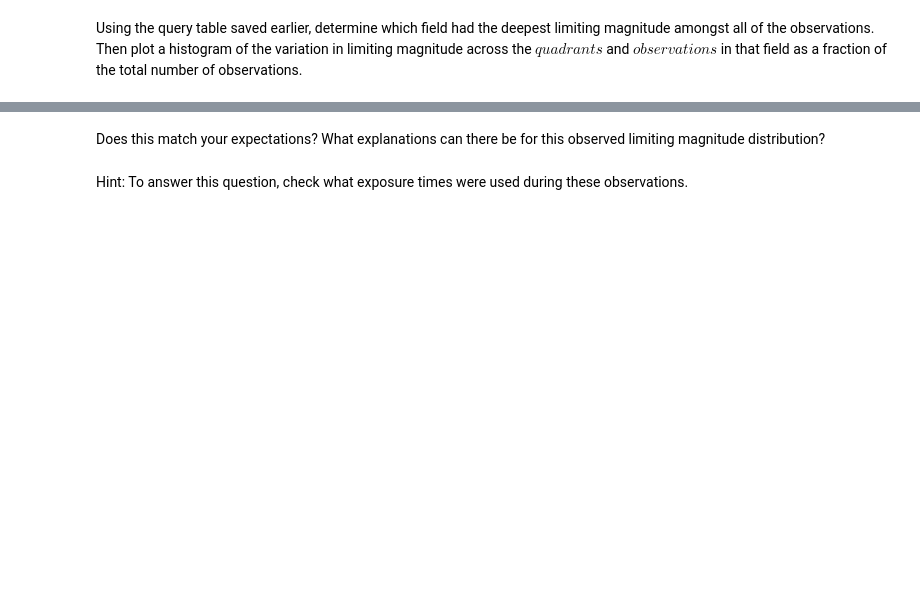
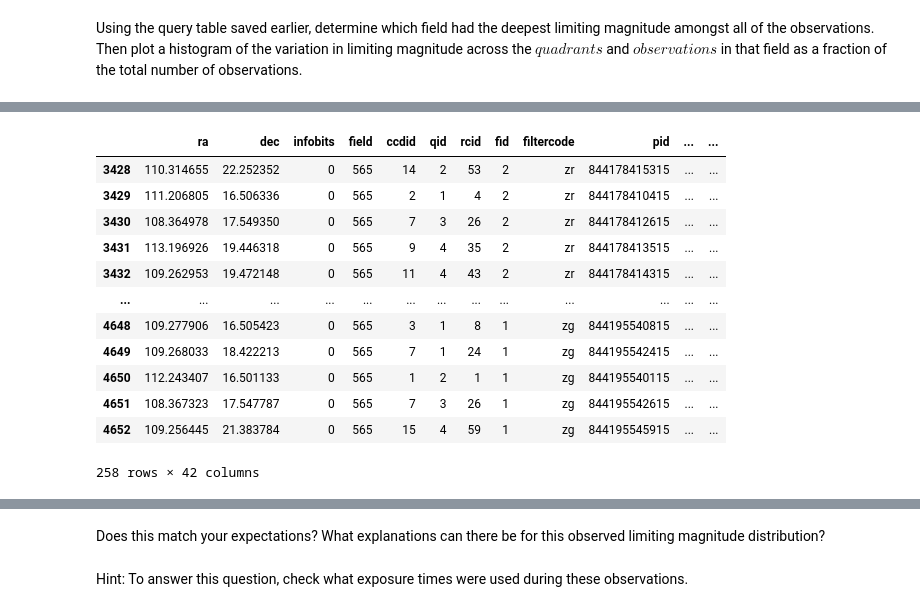
Before and after one commit to ZTF-Summer-School/ztf_summer_school_2022, a Jupyter notebook: lectures/01/lecture01.ipynb, the cells around one changed output, grey strips where cells are left out. Saved outputs shown, nothing was run; the diff lists cells and outputs as text; code cells hidden in the pictures; blank space fills up the shorter version.

```diff
--- a/lectures/01/lecture01.ipynb
+++ b/lectures/01/lecture01.ipynb
@@ -211,0 +229,17 @@ Using the query table saved earlier, determine which field had the deepest limit
+# %%
+deepfield = query_table[query_table["field"]==maxlimitfield.values[0]]
+deepfield
+# %% [output]
+|  | ra | dec | infobits | field | ccdid | qid | rcid | fid | filtercode | pid | ... | ... |
+| 3428 | 110.314655 | 22.252352 | 0 | 565 | 14 | 2 | 53 | 2 | zr | 844178415315 | ... | ... |
+| 3429 | 111.206805 | 16.506336 | 0 | 565 | 2 | 1 | 4 | 2 | zr | 844178410415 | ... | ... |
+| 3430 | 108.364978 | 17.549350 | 0 | 565 | 7 | 3 | 26 | 2 | zr | 844178412615 | ... | ... |
+| 3431 | 113.196926 | 19.446318 | 0 | 565 | 9 | 4 | 35 | 2 | zr | 844178413515 | ... | ... |
+| 3432 | 109.262953 | 19.472148 | 0 | 565 | 11 | 4 | 43 | 2 | zr | 844178414315 | ... | ... |
+| ... | ... | ... | ... | ... | ... | ... | ... | ... | ... | ... | ... | ... |
+| 4648 | 109.277906 | 16.505423 | 0 | 565 | 3 | 1 | 8 | 1 | zg | 844195540815 | ... | ... |
+| 4649 | 109.268033 | 18.422213 | 0 | 565 | 7 | 1 | 24 | 1 | zg | 844195542415 | ... | ... |
+| 4650 | 112.243407 | 16.501133 | 0 | 565 | 1 | 2 | 1 | 1 | zg | 844195540115 | ... | ... |
+| 4651 | 108.367323 | 17.547787 | 0 | 565 | 7 | 3 | 26 | 1 | zg | 844195542615 | ... | ... |
+| 4652 | 109.256445 | 21.383784 | 0 | 565 | 15 | 4 | 59 | 1 | zg | 844195545915 | ... | ... |
+258 rows × 42 columns
```
Also changed, not shown: parts of 16 cells of this notebook.
